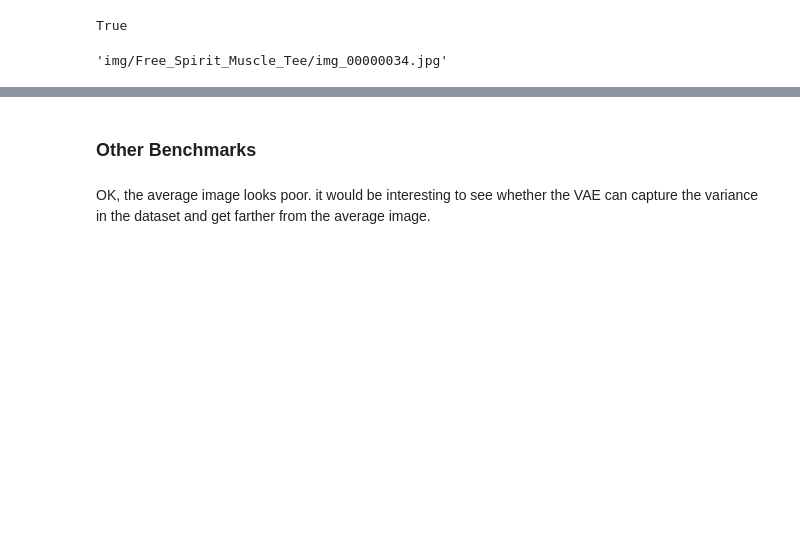
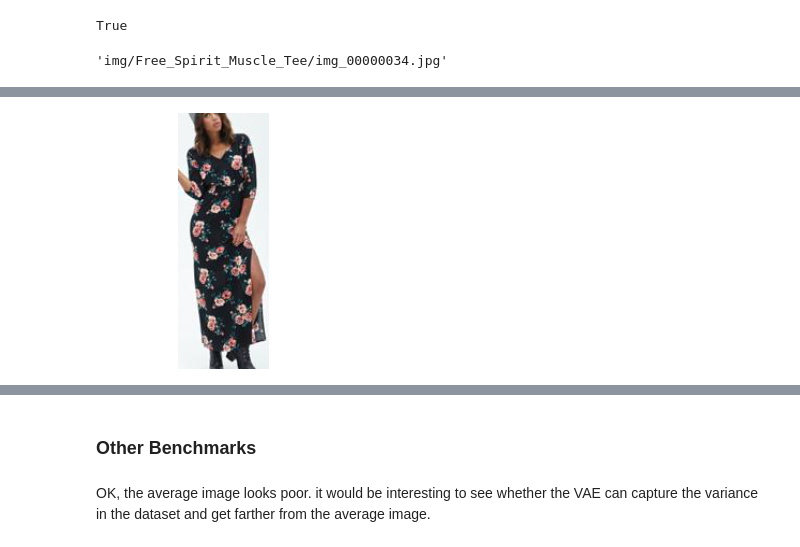
Before and after one commit to guyk1971/PyTorch-VAE, a Jupyter notebook: datasets/deep_fashion.ipynb, the cells around one changed output, grey strips where cells are left out. Drawn from its saved outputs; the diff is of its cells as text; code cells hidden in the pictures; blank space fills up the shorter version.

```diff
--- a/datasets/deep_fashion.ipynb
+++ b/datasets/deep_fashion.ipynb
@@ -650 +635,23 @@ def show_img_bbox(imgname):
+# %%
+import cv2
+def show_img_bbox(imgname):
+    img=Image.open(imgname)
+    img = np.array(img)
+    bb = bbox[imgname.split('Img/')[1]]
+    img = cv2.rectangle(img,tuple(bb[:2]),tuple(bb[2:]),(255,0,0),2)
+    return Image.fromarray(img)
+
+def crop_img_bbox(imgname,size=256,value=(255,255,255)):
+    img=Image.open(imgname)
+    img = np.array(img)
+    x1,y1,x2,y2 = bbox[imgname.split('Img/')[1]] # x1 y1 x2 y2
+    w=x2-x1
+    h=y2-y1
+    rsz = size/h if h>w else size/w
+    w=int(w*rsz)
+    h=int(h*rsz)
+    new_img = cv2.resize(img[y1:y2,x1:x2],(w,h))
+    new_img = cv2.copyMakeBorder(new_img,(size-h)//2,(size-h)//2,(size-w)//2,(size-w)//2,cv2.BORDER_CONSTANT,value = (255,255,255))
+    new_img=Image.fromarray(new_img)
+    return new_img
 # %%
@@ -654,3 +661,7 @@ show_img_bbox(img_fn[110])
+# %%
+crop_img_bbox(img_fn[151])
+# %% [output]
+[figure, added]
 # %%
 os.path.basename(os.path.dirname(img_fn[0]))
 # %%
```
Also changed, not shown: parts of 15 cells of this notebook, 2 other files.
